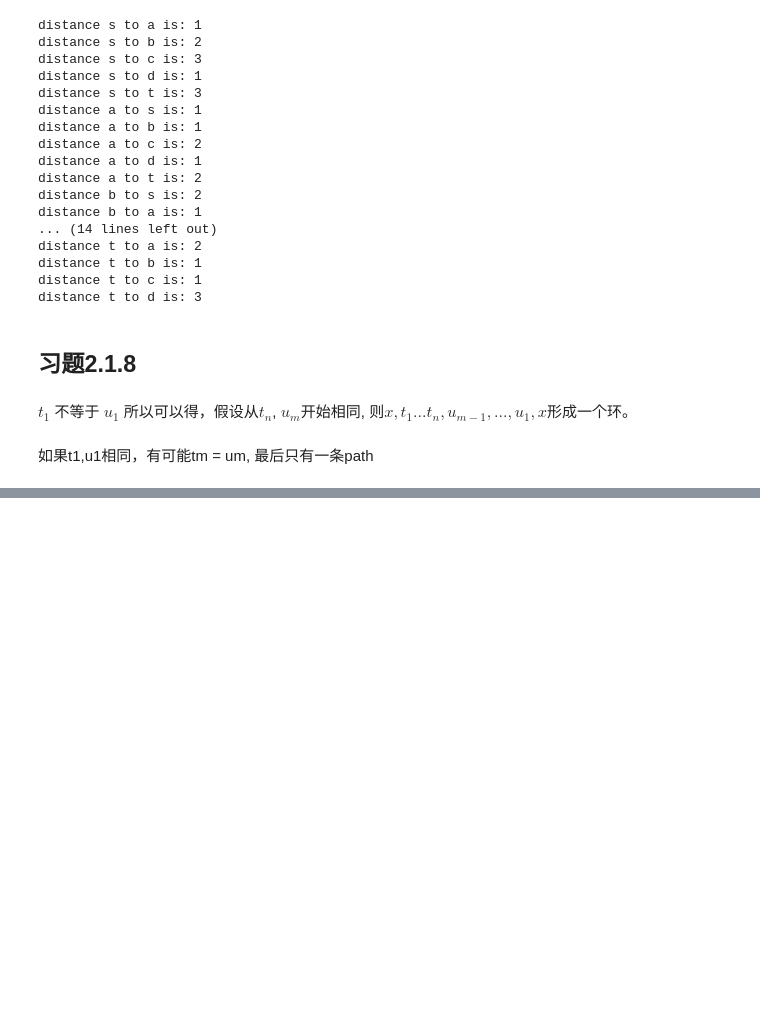
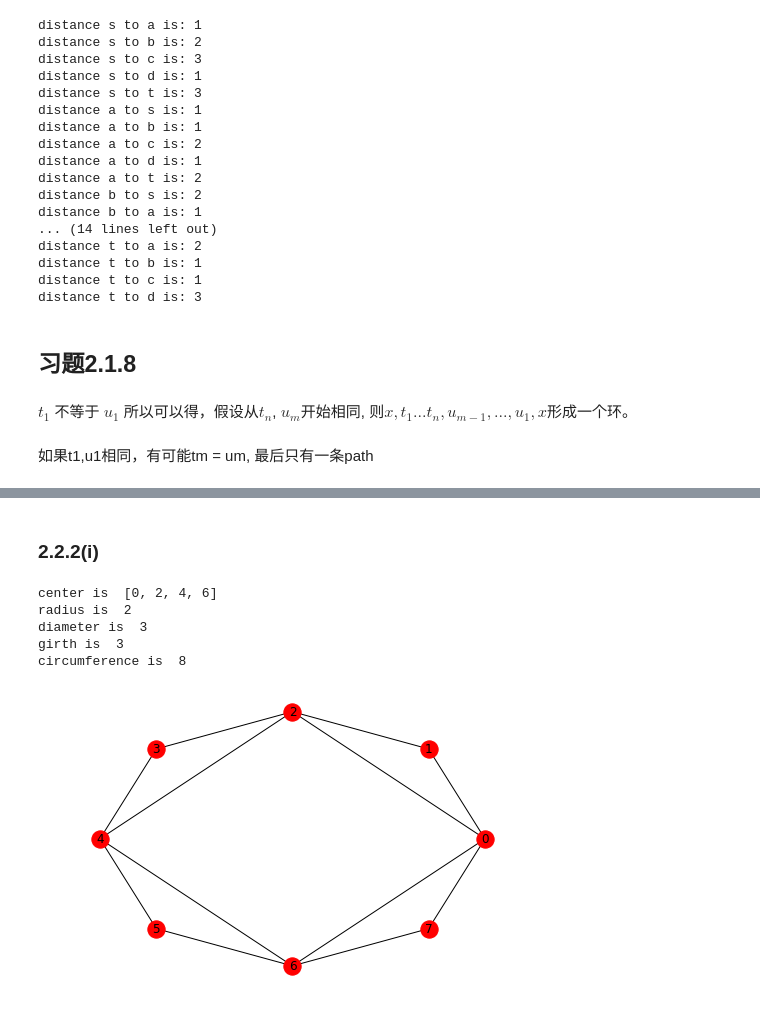
Before and after one commit to karajan1001/A_Beginners_Guide_to_Graph_Theory, a Jupyter notebook: jupyter/chapter2.ipynb, the cells around one changed output, grey strips where cells are left out. Drawn from its saved outputs; the diff is of its cells as text; code cells hidden in the pictures; blank space fills up the shorter version.

```diff
--- a/jupyter/chapter2.ipynb
+++ b/jupyter/chapter2.ipynb
@@ -144,0 +233,17 @@ $t_1$ 不等于 $u_1$ 所以可以得，假设从$t_n$, $u_m$开始相同, 则$x
+# %% [markdown]
+### 2.2.2(i)
+# %%
+G = nx.Graph()
+G.add_nodes_from(list(range(8)))
+G.add_edges_from([(0,1),(1,2),(2,3),(3,4),(4,5),(5,6),(6,7),(7,0)])
+G.add_edges_from([(0,2), (2,4),(4,6),(6,0)])
+nx.draw_circular(G, with_labels=True)
+
+print_result(G)
+# %% [output]
+center is  [0, 2, 4, 6]
+radius is  2
+diameter is  3
+girth is  3
+circumference is  8
+[figure, added]
```
Also changed, not shown: parts of 16 cells of this notebook, 1 other file.
